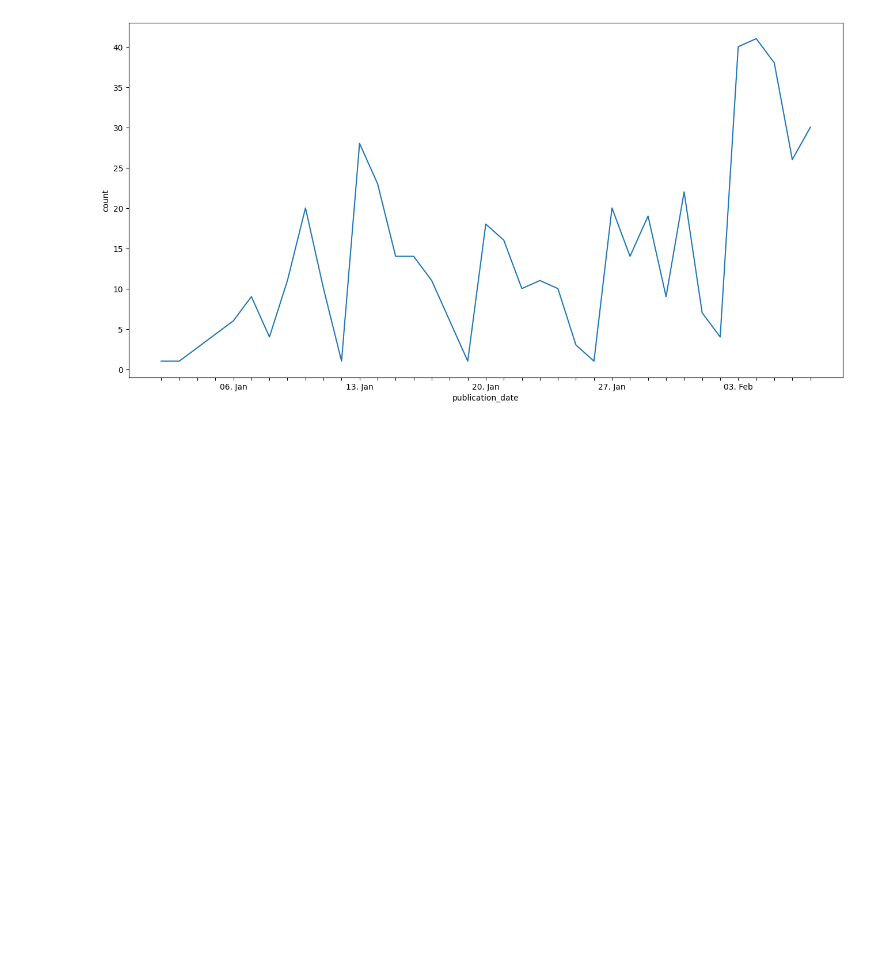
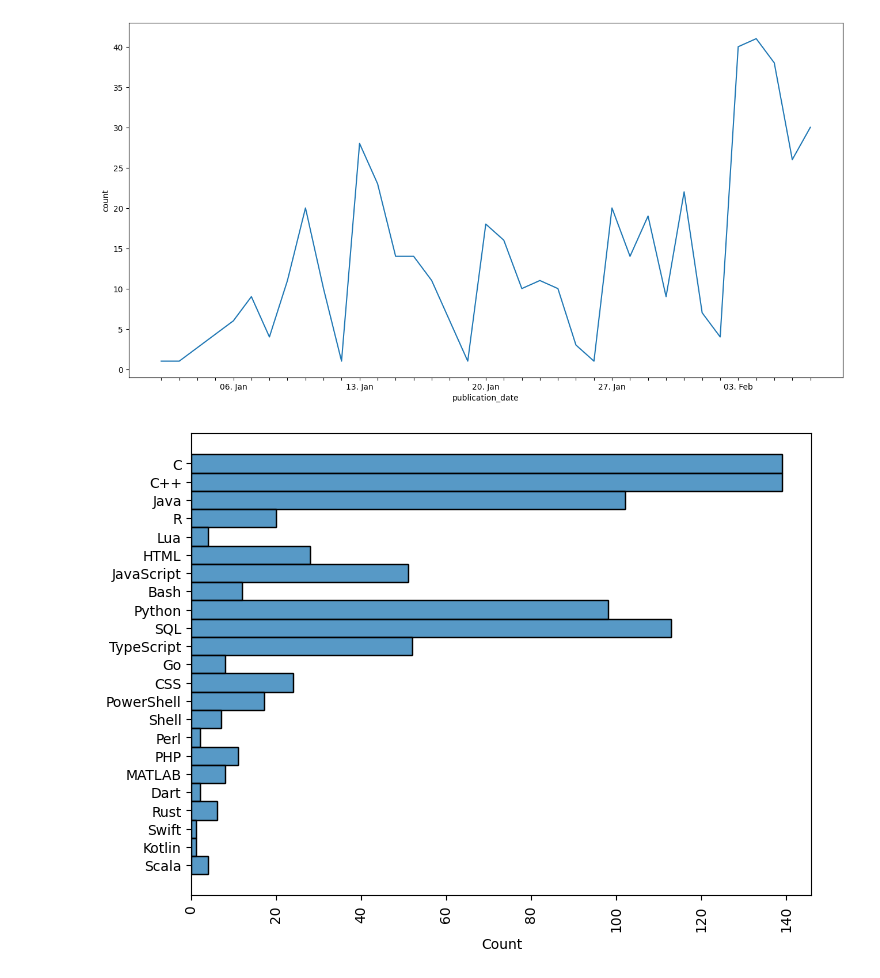
Before and after one commit to TomWartm/ITJobsCH, a Jupyter notebook: src/analysis.ipynb, the cells around one changed output. Saved outputs shown, nothing was run; the diff lists cells and outputs as text; code cells hidden in the pictures; blank space fills up the shorter version.

```diff
--- a/src/analysis.ipynb
+++ b/src/analysis.ipynb
@@ -203,0 +201,8 @@ df_small
+# %%
+flat_list = [item for sublist in df_small["programming_languages"] for item in sublist]
+plt.figure(figsize=(8, 6))
+sns.histplot(y = flat_list, bins=10)
+plt.xticks(rotation=90)
+plt.show()
+# %% [output]
+[figure, added]
```
Also changed, not shown: parts of 10 cells of this notebook, 7 other files.
